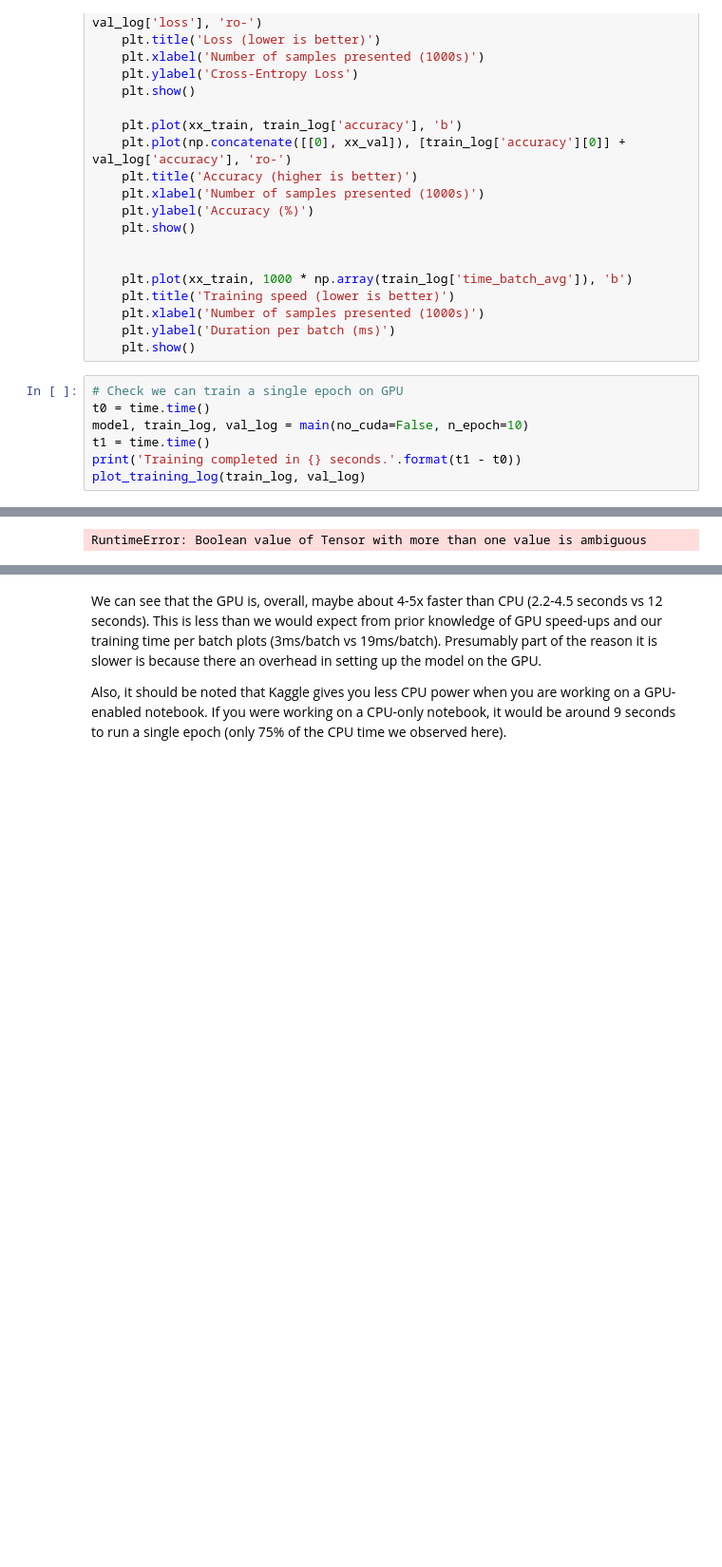
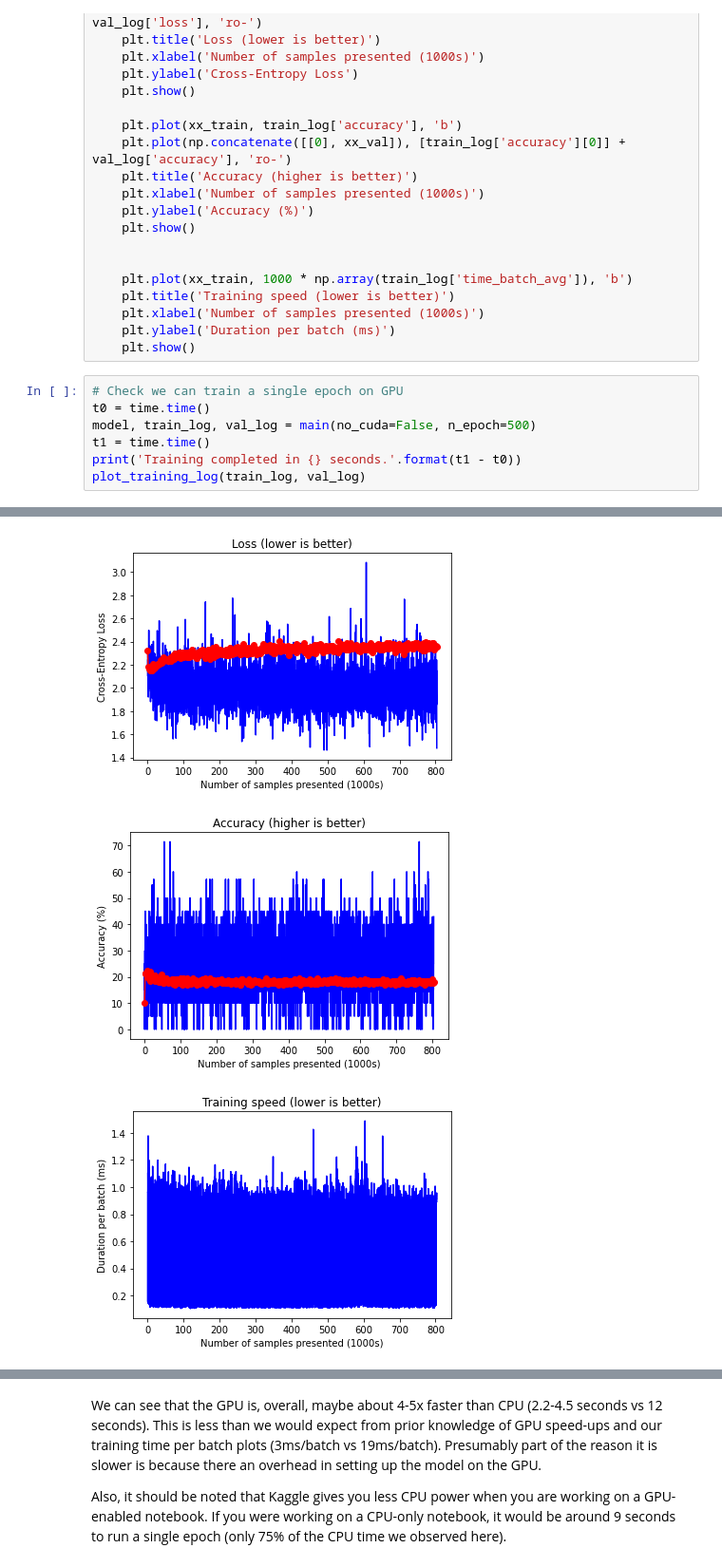
Before and after one commit to Kenny-Heitritter/MLArtUIowa, a Jupyter notebook: Code/pytorch-gpu-training.ipynb, the cells around one changed output, grey strips where cells are left out. Shown at 95% size. Drawn from its saved outputs; the diff is of its cells as text; blank space fills up the shorter version.

```diff
--- a/Code/pytorch-gpu-training.ipynb
+++ b/Code/pytorch-gpu-training.ipynb
@@ -437,7 +439,7 @@ def plot_training_log(train_log, val_log):
 # %%
 # Check we can train a single epoch on GPU
 t0 = time.time()
-model, train_log, val_log = main(no_cuda=False, n_epoch=10)
+model, train_log, val_log = main(no_cuda=False, n_epoch=500)
 t1 = time.time()
 print('Training completed in {} seconds.'.format(t1 - t0))
 plot_training_log(train_log, val_log)
@@ -446,4 +464,6 @@ torch.Size([10, 10, 5, 5])
-RuntimeError: Boolean value of Tensor with more than one value is ambiguous
+[figure, added]
+[figure, added]
+[figure, added]
 # %%
 # Try on CPU to compare compute time
 t0 = time.time()
```
Also changed, not shown: parts of 11 cells of this notebook, 14 other files.
